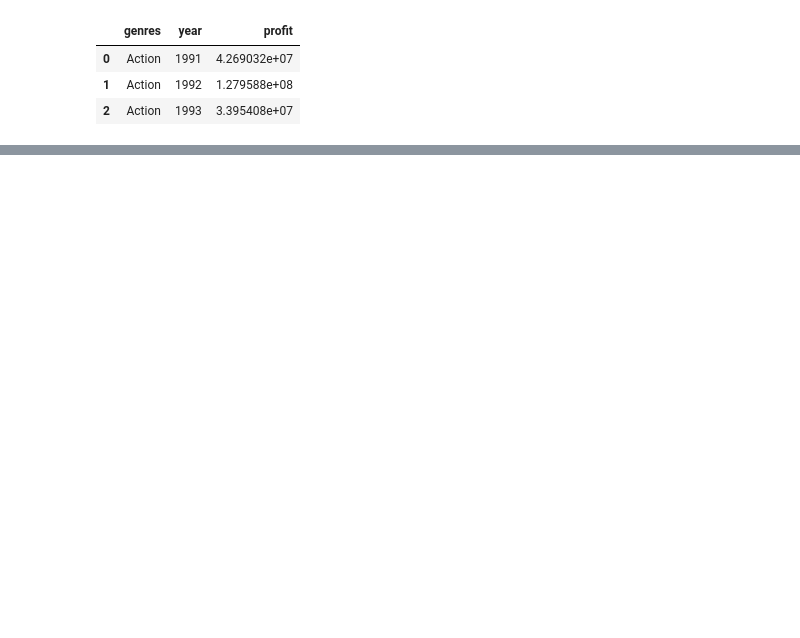
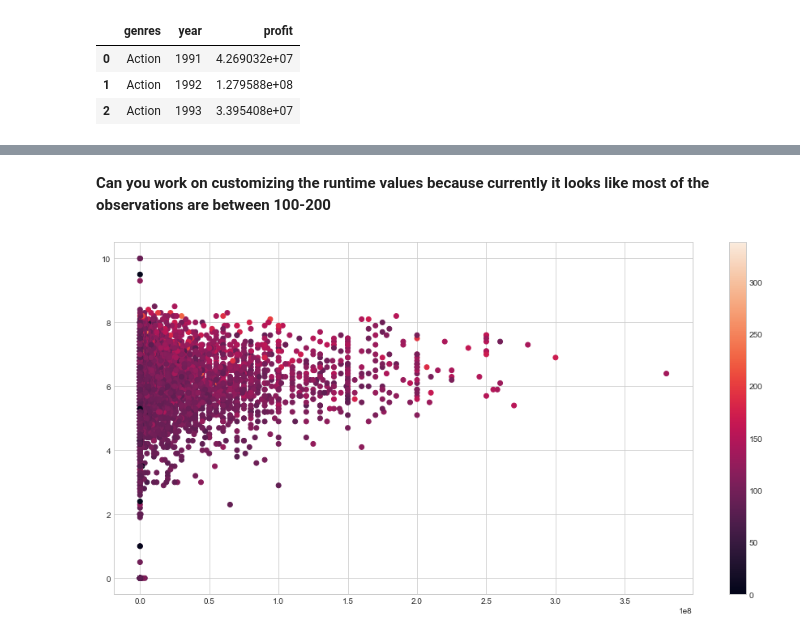
Before and after one commit to k7p/dataviz_project, a Jupyter notebook: code/visual1.ipynb, the cells around one changed output, grey strips where cells are left out. Cells and saved outputs as stored; diff of their text form; code cells hidden in the pictures; blank space fills up the shorter version.

```diff
--- a/code/visual1.ipynb
+++ b/code/visual1.ipynb
@@ -179,0 +262,9 @@ show(p)
+# %% [markdown]
+**Can you work on customizing the runtime values because currently it looks like most of the observations are between 100-200**
+# %%
+fig=plt.figure(figsize=(16, 8))
+plt.scatter(x = data["budget"], y = data["vote_average"], c = data.runtime)
+plt.colorbar()
+plt.show()
+# %% [output]
+[figure, added]
```
Also changed, not shown: parts of 13 cells of this notebook.
